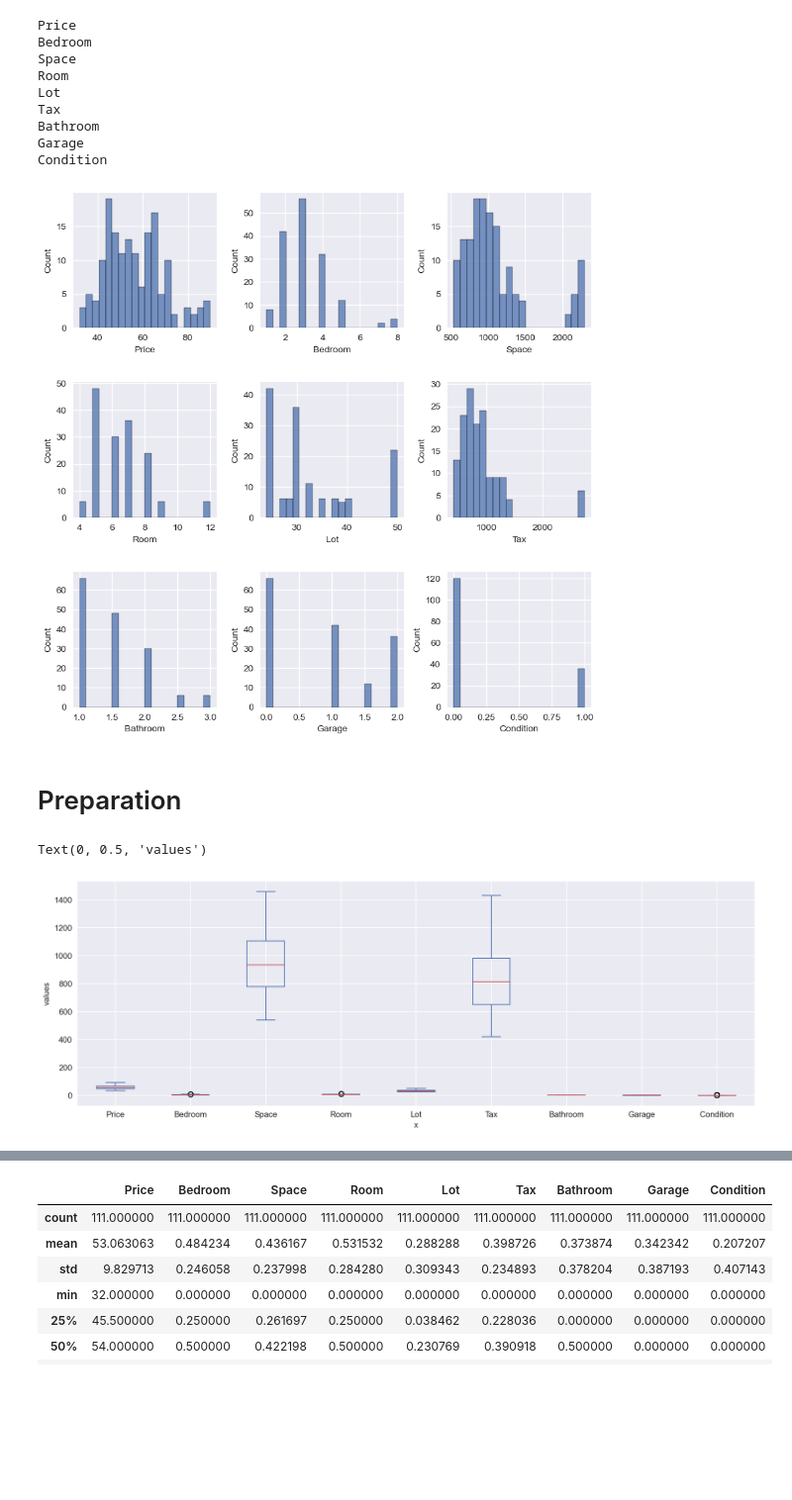
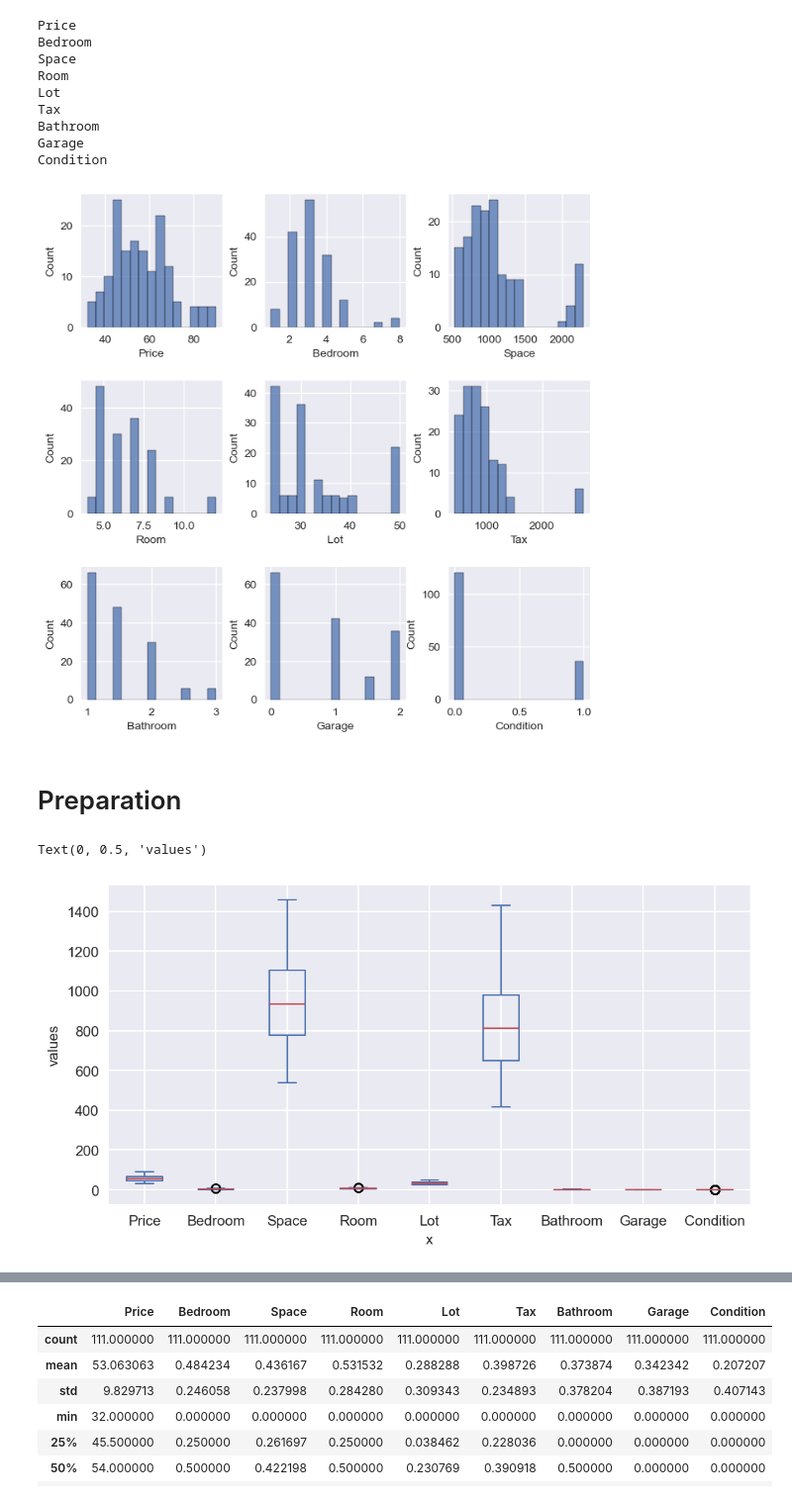
Before and after one commit to HikariJadeEmpire/Real_Estate_Prediction, a Jupyter notebook: Fit_Linear.ipynb, the cells around one changed output, grey strips where cells are left out. Shown at 99% size. Cells and saved outputs as stored; diff of their text form; code cells hidden in the pictures; blank space fills up the shorter version.

```diff
--- a/Fit_Linear.ipynb
+++ b/Fit_Linear.ipynb
@@ -128,17 +127,17 @@ Garage
 Condition
 # %%
 # Distribution Plot
-fig, axes = plt.subplots(3, 3 , figsize=(10,10))
+fig, axes = plt.subplots(3, 3 , figsize=(8,8))
 
 c= 0
 for i,j in enumerate(data.columns):
     c += 1
-    if c<=3 : sns.histplot(data=data, x=j, bins=20, ax=axes[0,i])
-    elif 3<c<=6 : sns.histplot(data=data, x=j, bins=20, ax=axes[1,i-3])
-    elif 6<c<=9 : sns.histplot(data=data, x=j, bins=20, ax=axes[2,i-6])
+    if c<=3 : sns.histplot(data=data, x=j, bins=15, ax=axes[0,i])
+    elif 3<c<=6 : sns.histplot(data=data, x=j, bins=15, ax=axes[1,i-3])
+    elif 6<c<=9 : sns.histplot(data=data, x=j, bins=15, ax=axes[2,i-6])
     plt.subplots_adjust( wspace=0.3, hspace=0.4 )
 # %% [output]
-[figure, old version]
+[figure, new version]
 # %% [markdown]
 # Preparation
 # %%
@@ -160,16 +159,16 @@ for i in col :
 # %%
 # Plot DATA 2
 
-plt.figure(figsize=(15,5),dpi=150)
+plt.figure(figsize=(8,4),dpi=150)
 ax = plt.gca()
 
 _ = data2.plot(kind='box', ax=ax)
 
 ax.set_xlabel('x')
 ax.set_ylabel('values')
 # %% [output]
 Text(0, 0.5, 'values')
-[figure, old version]
+[figure, new version]
 # %%
 data.dropna( inplace=True ) # Original file
 data2.dropna( inplace=True )
```
Also changed, not shown: parts of 2 cells of this notebook.
